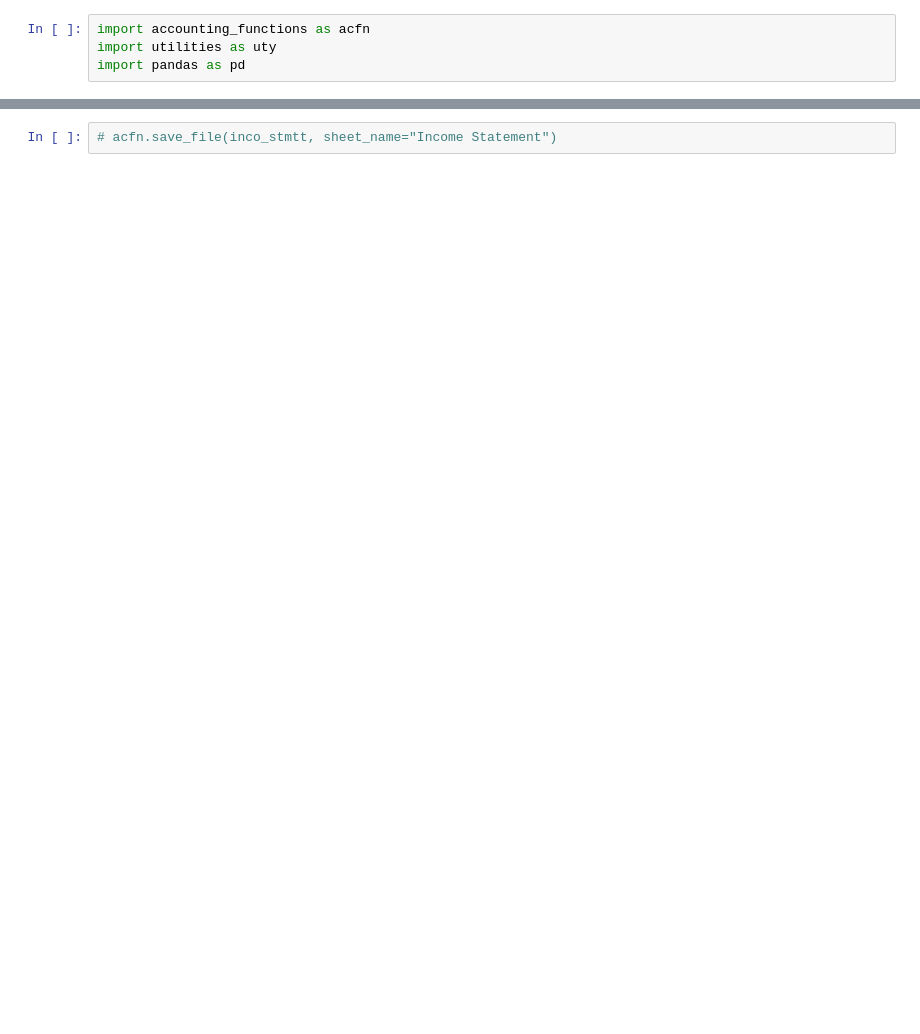
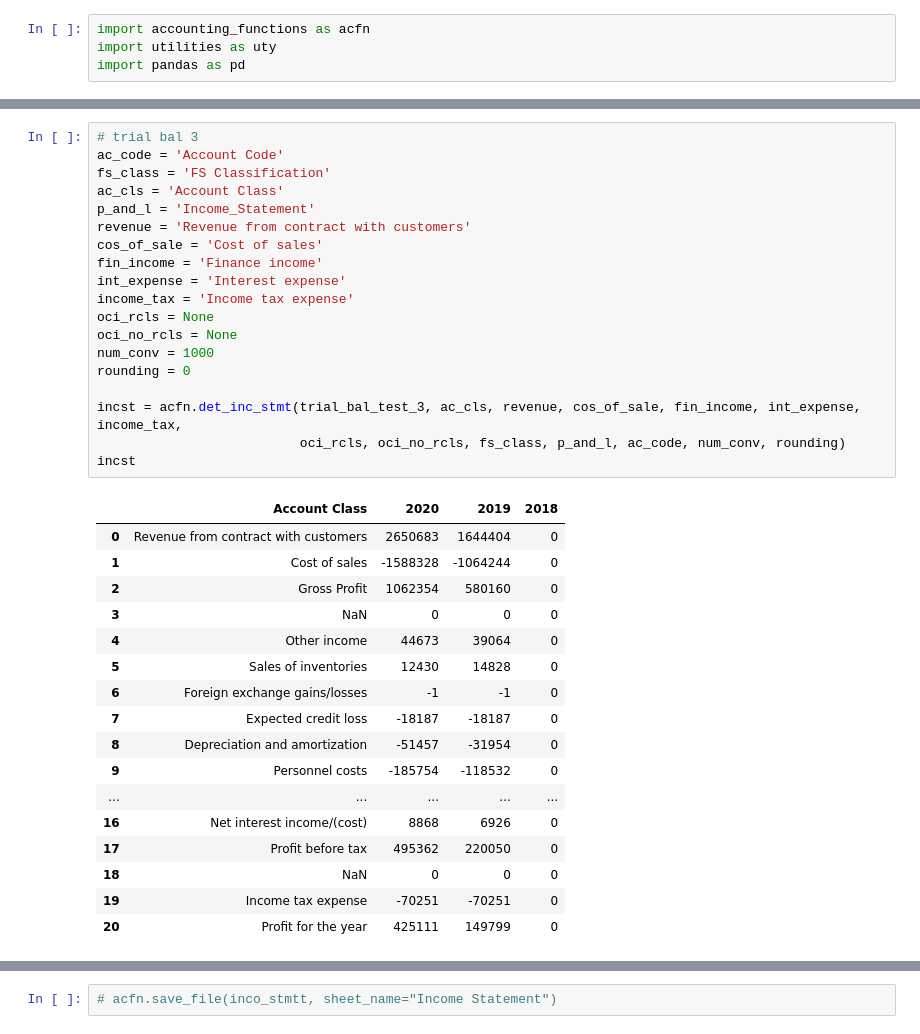
Before and after one commit to nkwachiabel/accounting_functions, a Jupyter notebook: Accounting functions/Accounting functions notebook.ipynb, the cells around one changed output, grey strips where cells are left out. Drawn from its saved outputs; the diff is of its cells as text; blank space fills up the shorter version.

Commit message:
completed income statement function

```diff
--- a/Accounting functions/Accounting functions notebook.ipynb
+++ b/Accounting functions/Accounting functions notebook.ipynb
@@ -89,2 +103,39 @@ trial_bal_test_3
+# %%
+# trial bal 3
+ac_code = 'Account Code'
+fs_class = 'FS Classification'
+ac_cls = 'Account Class'
+p_and_l = 'Income_Statement'
+revenue = 'Revenue from contract with customers'
+cos_of_sale = 'Cost of sales'
+fin_income = 'Finance income'
+int_expense = 'Interest expense'
+income_tax = 'Income tax expense'
+oci_rcls = None
+oci_no_rcls = None
+num_conv = 1000
+rounding = 0
+
+incst = acfn.det_inc_stmt(trial_bal_test_3, ac_cls, revenue, cos_of_sale, fin_income, int_expense, income_tax,
+                          oci_rcls, oci_no_rcls, fs_class, p_and_l, ac_code, num_conv, rounding)
+incst
+# %% [output]
+|  | Account Class | 2020 | 2019 | 2018 |
+| 0 | Revenue from contract with customers | 2650683 | 1644404 | 0 |
+| 1 | Cost of sales | -1588328 | -1064244 | 0 |
+| 2 | Gross Profit | 1062354 | 580160 | 0 |
+| 3 | NaN | 0 | 0 | 0 |
+| 4 | Other income | 44673 | 39064 | 0 |
+| 5 | Sales of inventories | 12430 | 14828 | 0 |
+| 6 | Foreign exchange gains/losses | -1 | -1 | 0 |
+| 7 | Expected credit loss | -18187 | -18187 | 0 |
+| 8 | Depreciation and amortization | -51457 | -31954 | 0 |
+| 9 | Personnel costs | -185754 | -118532 | 0 |
+| ... | ... | ... | ... | ... |
+| 16 | Net interest income/(cost) | 8868 | 6926 | 0 |
+| 17 | Profit before tax | 495362 | 220050 | 0 |
+| 18 | NaN | 0 | 0 | 0 |
+| 19 | Income tax expense | -70251 | -70251 | 0 |
+| 20 | Profit for the year | 425111 | 149799 | 0 |
 # %%
 uty.acct_summary(trial_bal_test_3, 'Account type', 'Current assets', 'Account Code', 'Account Class', 1000000, rounding=2, positive=True)
```
Also changed, not shown: parts of 45 cells of this notebook, 2 other files.
